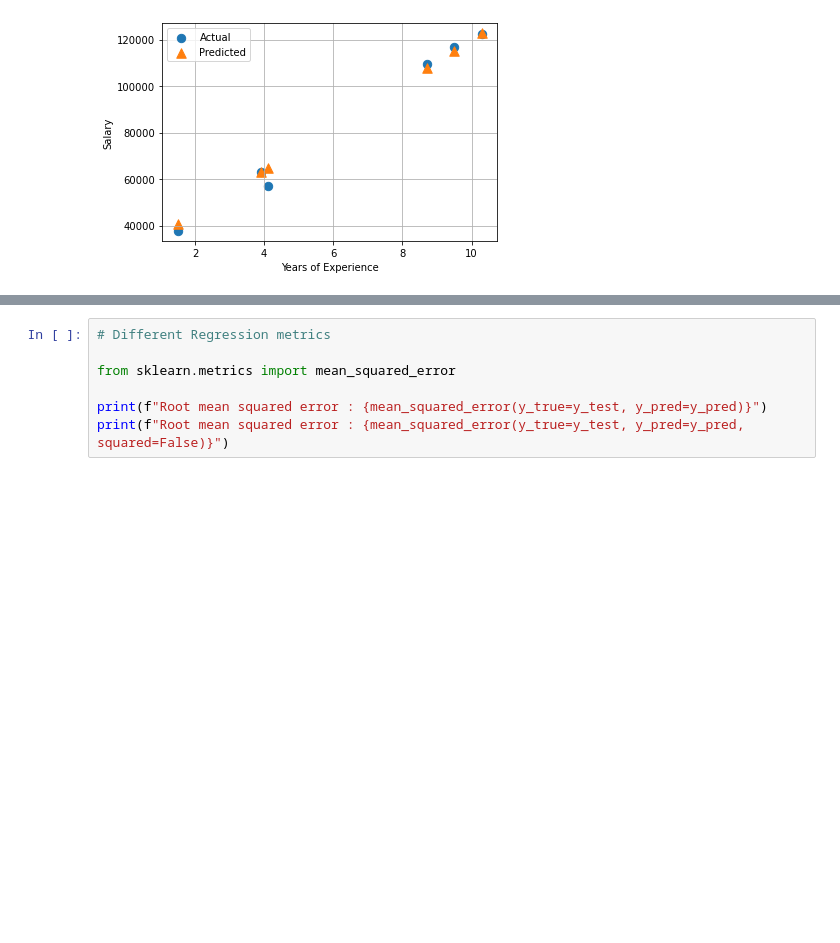
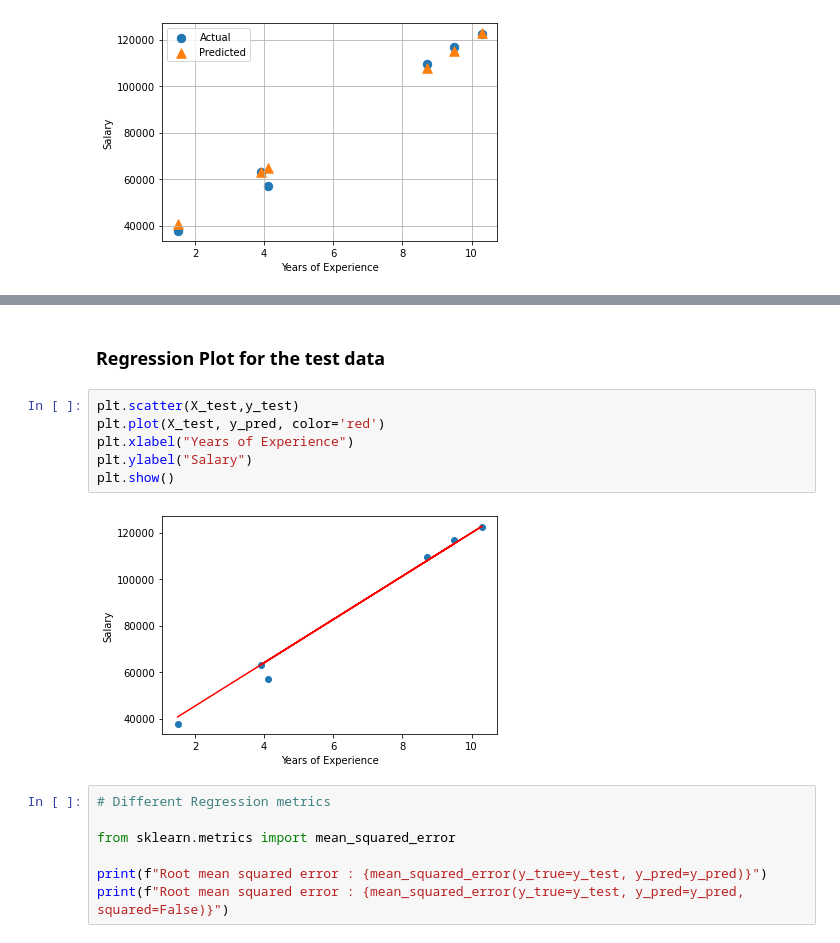
Before and after one commit to memphis95/Machine-Learning, a Jupyter notebook: Linear Regression/Linear Regression.ipynb, the cells around one changed output, grey strips where cells are left out. Cells and saved outputs as stored; diff of their text form; blank space fills up the shorter version.

```diff
--- a/Linear Regression/Linear Regression.ipynb
+++ b/Linear Regression/Linear Regression.ipynb
@@ -201,3 +213,13 @@ plt.show();
+# %% [markdown]
+### Regression Plot for the test data
+# %%
+plt.scatter(X_test,y_test)
+plt.plot(X_test, y_pred, color='red')
+plt.xlabel("Years of Experience")
+plt.ylabel("Salary")
+plt.show()
+# %% [output]
+[figure, added]
 # %%
 # Different Regression metrics
 
```
Also changed, not shown: parts of 3 cells of this notebook, 3 other files.
